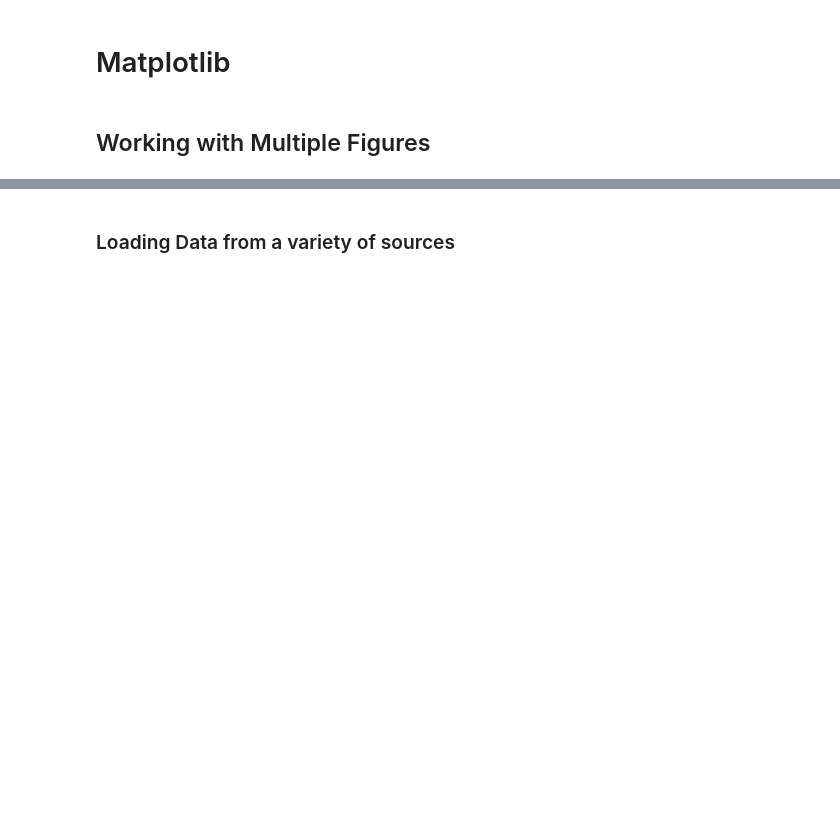
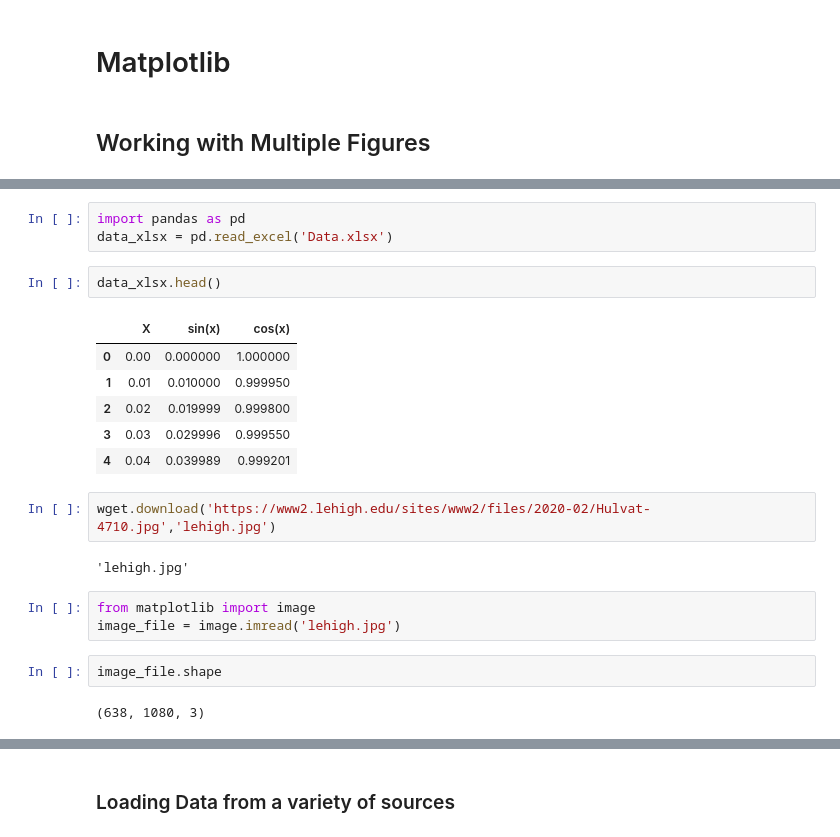
Before and after one commit to jagar2/Summer_2020_MAT-395-495_Scientific-Data-Analysis-and-Computing, a Jupyter notebook: lectures/4_Visualization/MAT_495_Pre_Lecture_2_Visual_Displays_of_Graphical_Information.ipynb, the cells around one changed output, grey strips where cells are left out. Cells and saved outputs as stored; diff of their text form; blank space fills up the shorter version.

```diff
--- a/lectures/4_Visualization/MAT_495_Pre_Lecture_2_Visual_Displays_of_Graphical_Information.ipynb
+++ b/lectures/4_Visualization/MAT_495_Pre_Lecture_2_Visual_Displays_of_Graphical_Information.ipynb
@@ -5,3 +157,26 @@
+# %%
+import pandas as pd
+data_xlsx = pd.read_excel('Data.xlsx')
+# %%
+data_xlsx.head()
+# %% [output]
+|  | X | sin(x) | cos(x) |
+| 0 | 0.00 | 0.000000 | 1.000000 |
+| 1 | 0.01 | 0.010000 | 0.999950 |
+| 2 | 0.02 | 0.019999 | 0.999800 |
+| 3 | 0.03 | 0.029996 | 0.999550 |
+| 4 | 0.04 | 0.039989 | 0.999201 |
+# %%
+wget.download('https://www2.lehigh.edu/sites/www2/files/2020-02/Hulvat-4710.jpg','lehigh.jpg')
+# %% [output]
+'lehigh.jpg'
+# %%
+from matplotlib import image
+image_file = image.imread('lehigh.jpg')
+# %%
+image_file.shape
+# %% [output]
+(638, 1080, 3)
 # %%
 import matplotlib.pyplot as plt
 from matplotlib.gridspec import GridSpec
```
Also changed, not shown: parts of 16 cells of this notebook.
